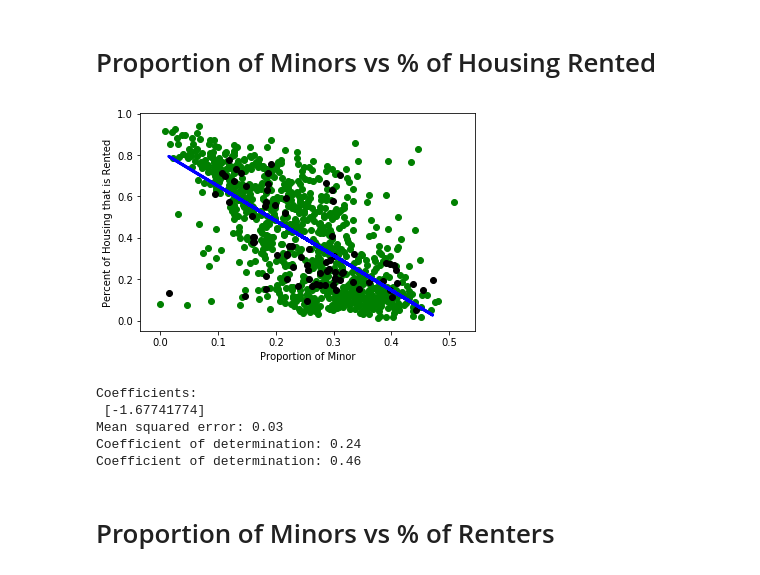
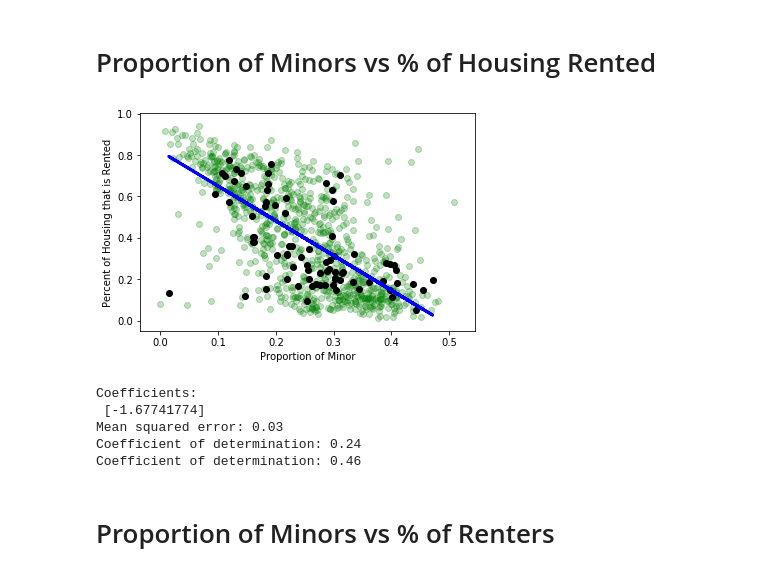
Before and after one commit to MangoOverlord/DataHacks2020, a Jupyter notebook: Dataset/Multivariable.ipynb, the cells around one changed output. Drawn from its saved outputs; the diff is of its cells as text; code cells hidden in the pictures.

```diff
--- a/Dataset/Multivariable.ipynb
+++ b/Dataset/Multivariable.ipynb
@@ -322,35 +322,35 @@ regr.fit(X_train, Y_train)
 
 # Make predictions using the testing set
 Y_pred = regr.predict(X_test)
 
 # Plot outputs
-plt.scatter(X_train, Y_train, color = "green")
+plt.scatter(X_train, Y_train, color = "green",  alpha=0.25)
 plt.scatter(X_test, Y_test,  color='black')
 plt.plot(X_test, Y_pred, color='blue', linewidth=3)
 
 plt.xlabel('Proportion of Minor')
 plt.ylabel('Percent of Housing that is Rented')
 
 #plt.xticks(())
 #plt.yticks(())
 
 plt.show()
 
 pred = regr.predict(X_train)
 
 # The coefficients
 print('Coefficients: \n', regr.coef_)
 # The mean squared error
 print('Mean squared error: %.2f'
       % mean_squared_error(Y_test, Y_pred))
 # The coefficient of determination: 1 is perfect prediction
 print('Coefficient of determination: %.2f'
       % r2_score(Y_test, Y_pred))
 
 print('Coefficient of determination: %.2f'
       % r2_score(Y_train, pred))
 # %% [output]
-[figure, old version]
+[figure, new version]
 Coefficients:
  [-1.67741774]
 Mean squared error: 0.03
```
Also changed, not shown: parts of 3 cells of this notebook.
